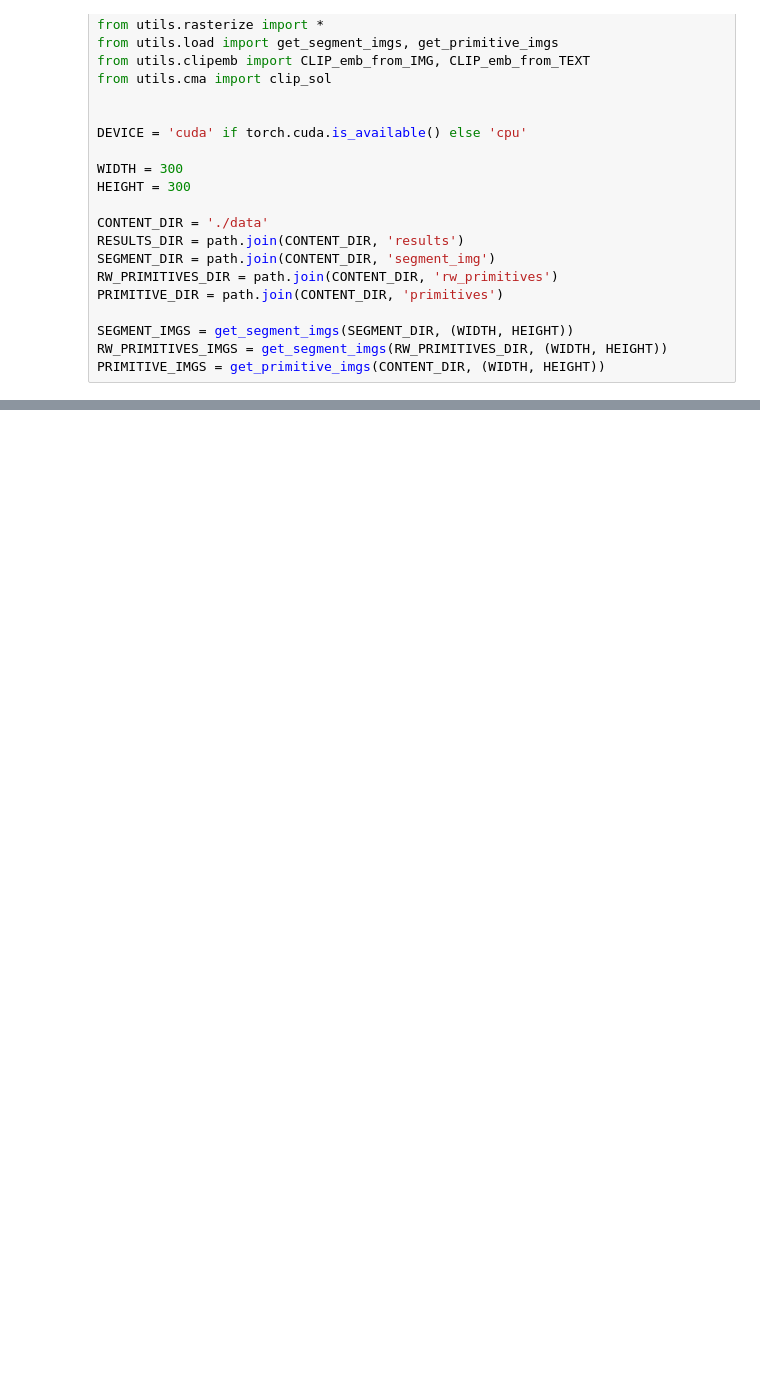
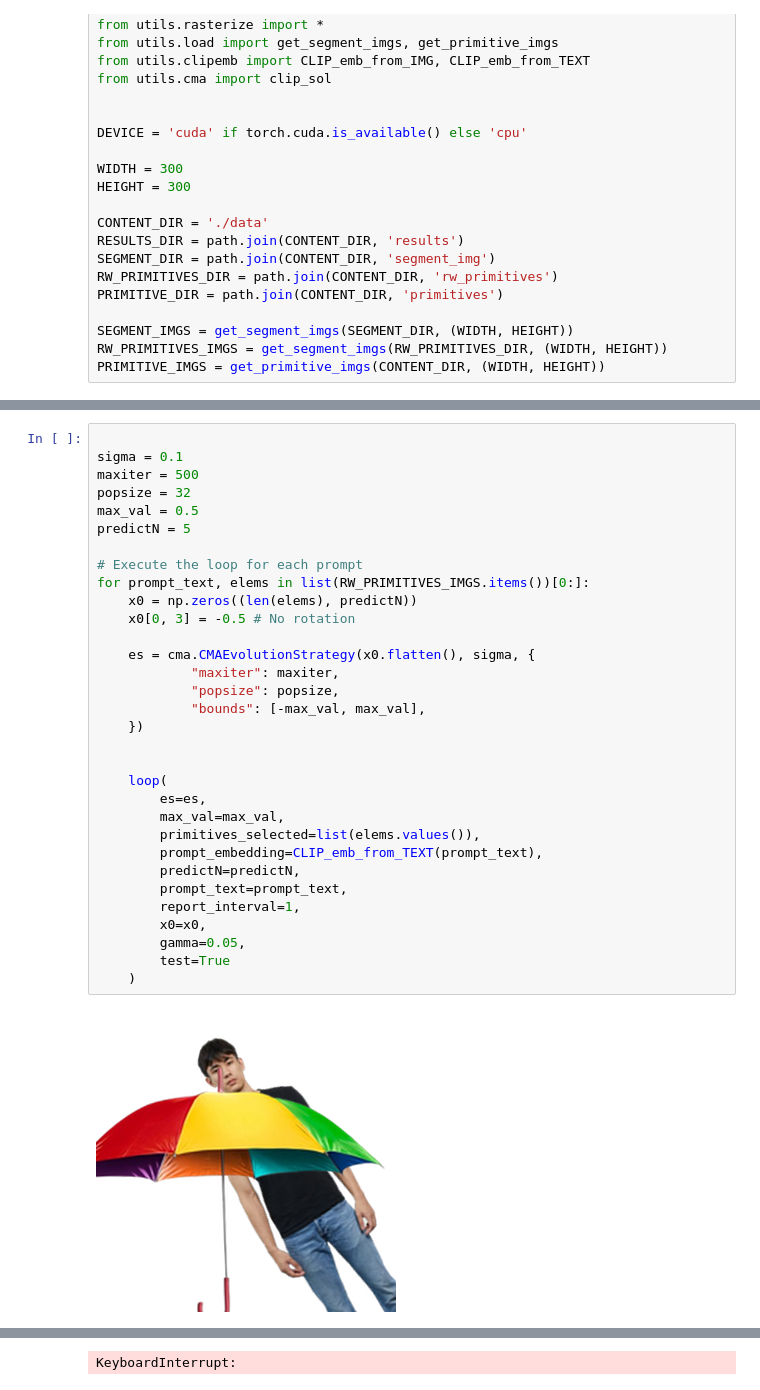
Before and after one commit to pietrosig/clip-primitive-stitching, a Jupyter notebook: cma_realworld.ipynb, the cells around one changed output, grey strips where cells are left out. Cells and saved outputs as stored; diff of their text form; blank space fills up the shorter version.

```diff
--- a/cma_realworld.ipynb
+++ b/cma_realworld.ipynb
@@ -133,0 +142,34 @@ def loop(es, max_val, primitives_selected, prompt_embedding, predictN, prompt_te
+# %%
+
+sigma = 0.1
+maxiter = 500
+popsize = 32
+max_val = 0.5
+predictN = 5
+
+# Execute the loop for each prompt
+for prompt_text, elems in list(RW_PRIMITIVES_IMGS.items())[0:]:
+    x0 = np.zeros((len(elems), predictN))
+    x0[0, 3] = -0.5 # No rotation
+
+    es = cma.CMAEvolutionStrategy(x0.flatten(), sigma, {
+            "maxiter": maxiter,
+            "popsize": popsize,
+            "bounds": [-max_val, max_val],
+    })
+
+
+    loop(
+        es=es,
+        max_val=max_val,
+        primitives_selected=list(elems.values()),
+        prompt_embedding=CLIP_emb_from_TEXT(prompt_text),
+        predictN=predictN,
+        prompt_text=prompt_text,
+        report_interval=1,
+        x0=x0,
+        gamma=0.05,
+        test=True
+    )
+# %% [output]
+[figure, added]
@@ -134 +177,2 @@ def loop(es, max_val, primitives_selected, prompt_embedding, predictN, prompt_te
+KeyboardInterrupt:
 # %%
```
Also changed, not shown: parts of 5 cells of this notebook.
